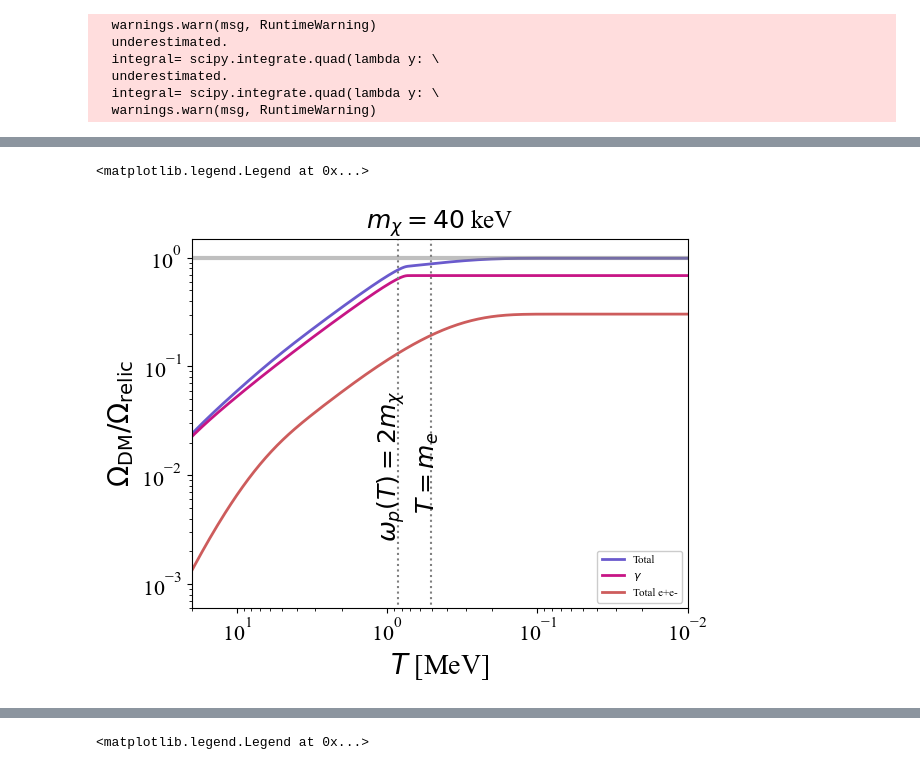
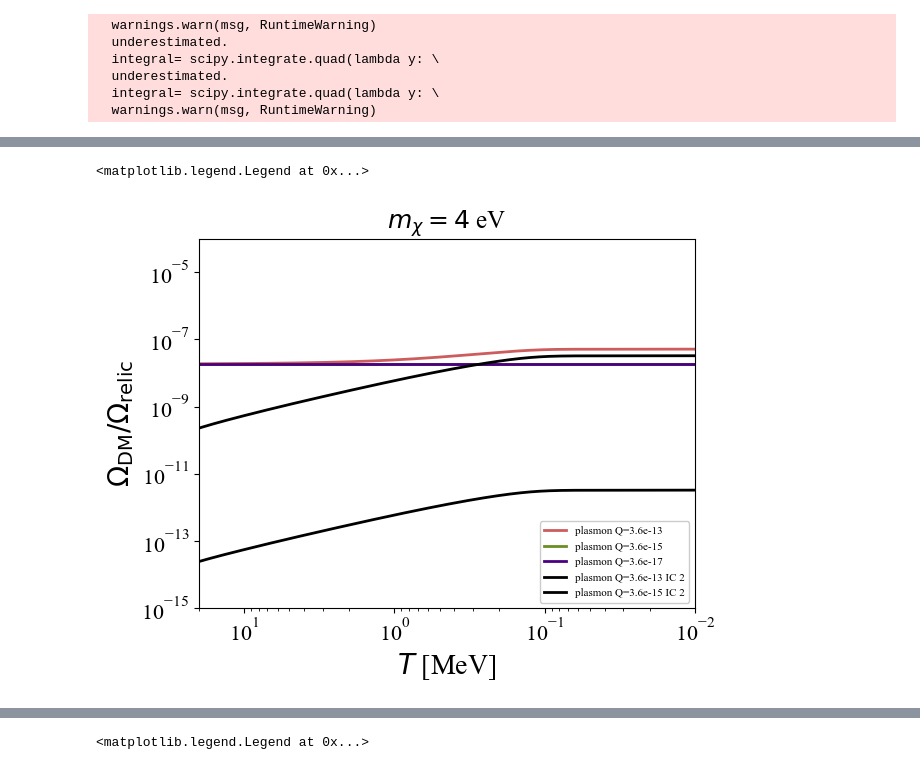
Before and after one commit to ellailes/irreducible-mcp, a Jupyter notebook: numerical_boltzmann.ipynb, the cells around one changed output, grey strips where cells are left out. Saved outputs shown, nothing was run; the diff lists cells and outputs as text; code cells hidden in the pictures.

```diff
--- a/numerical_boltzmann.ipynb
+++ b/numerical_boltzmann.ipynb
@@ -145,0 +184,4 @@ relic_plas40_new = relic_plas(3.6e-11, 0.04,whole_shebang = True)
+# %%
+relic_plas40m13 = relic_plas(3.6e-13, 4e-6,whole_shebang = True)
+relic_plas40m15 = relic_plas(3.6e-15, 4e-6,whole_shebang = True)
+relic_plas40m17 = relic_plas(3.6e-17, 4e-6,whole_shebang = True)
@@ -145,0 +193,3 @@ relic_plas40_new = relic_plas(3.6e-11, 0.04,whole_shebang = True)
+# %%
+relic_plas40m13IC = relic_plas(3.6e-13, 4e-6,whole_shebang = True, IC = True)
+relic_plas40m15IC = relic_plas(3.6e-15, 4e-6,whole_shebang = True, IC = True)
@@ -146,28 +200,32 @@ relic_plas40_new = relic_plas(3.6e-11, 0.04,whole_shebang = True)
 # %%
 f, ax = plt.subplots()
 alist = np.logspace(-1.9, 4.5,num = 500)
-ax.loglog(irr.T(alist), relic40_new/irr.nxrelic(0.04, irr.T(100))*alist**3/100**3,lw=2,c='SlateBlue',label = 'Total')
-ax.loglog(irr.T(alist), relic_plas40_new/irr.nxrelic(0.04, irr.T(100))*alist**3/100**3,lw=2,c='mediumvioletred',label = '$\gamma$')
-ax.loglog(irr.T(alist), relic_ann40_new/irr.nxrelic(0.04, irr.T(100))*alist**3/100**3,lw=2,c='IndianRed',label = r'Total e+e-')
+#ax.loglog(irr.T(alist), relic40_new/irr.nxrelic(0.04, irr.T(100))*alist**3/100**3,lw=2,c='SlateBlue',label = 'Total')
+#ax.loglog(irr.T(alist), relic_plas40_new/irr.nxrelic(0.04, irr.T(100))*alist**3/100**3,lw=2,c='mediumvioletred',label = '$\gamma$')
+ax.loglog(irr.T(alist), relic_plas40m13/irr.nxrelic(4e-6, irr.T(100))*alist**3/100**3,lw=2,c='IndianRed',label = r'plasmon Q=3.6e-13')
+ax.loglog(irr.T(alist), relic_plas40m15/irr.nxrelic(4e-6, irr.T(100))*alist**3/100**3,lw=2,c='olivedrab',label = r'plasmon Q=3.6e-15')
+ax.loglog(irr.T(alist), relic_plas40m17/irr.nxrelic(4e-6, irr.T(100))*alist**3/100**3,lw=2,c='indigo',label = r'plasmon Q=3.6e-17')
+ax.loglog(irr.T(alist), relic_plas40m13IC/irr.nxrelic(4e-6, irr.T(100))*alist**3/100**3,lw=2,c='k',label = r'plasmon Q=3.6e-13 IC 2')
+ax.loglog(irr.T(alist), relic_plas40m15IC/irr.nxrelic(4e-6, irr.T(100))*alist**3/100**3,lw=2,c='k',label = r'plasmon Q=3.6e-15 IC 2')
 ax.loglog(irr.T(alist), np.ones_like(alist), lw=3, c='gray', alpha=0.5)
 
 ax.set_ylabel(r'$\Omega_\mathrm{DM}/\Omega_\mathrm{relic}$', fontsize=20)
 ax.set_xlabel(r'$T$ [MeV]', fontsize=20)
-ax.set_title(r'$m_\chi= 40$ keV', fontsize=18)
+ax.set_title(r'$m_\chi= 4$ eV', fontsize=18)
 ax.set_xlim([20,0.01])
-ax.set_ylim([0.0006, 1.5])
+ax.set_ylim([10e-16, 10e-5])
 #ax.set_xticklabels(xticklabels,fontsize=16)
 ax.xaxis.set_tick_params(labelsize=16)
 ax.yaxis.set_tick_params(labelsize=16)
 
-ax.vlines(scipy.optimize.fsolve(lambda t: irr.wp(t)-2 *0.04, 1), 1e-4,1e2, color='gray',linestyles=":")
-ax.vlines(irr.me, 1e-4,1e2,color='gray',linestyles=":")
+#ax.vlines(scipy.optimize.fsolve(lambda t: irr.wp(t)-2 *0.04, 1), 1e-4,1e2, color='gray',linestyles=":")
+#ax.vlines(irr.me, 1e-4,1e2,color='gray',linestyles=":")
 
-ax.text(0.65, 0.005, r'$T = m_e$',rotation=90,fontsize=18)
-ax.text(1.2, 0.003, r'$\omega_p(T) = 2 m_\chi$',rotation=90, fontsize=18)
+#ax.text(0.65, 0.005, r'$T = m_e$',rotation=90,fontsize=18)
+#ax.text(1.2, 0.003, r'$\omega_p(T) = 2 m_\chi$',rotation=90, fontsize=18)
 #ax.text(16, 0.3, r'$m_\chi = 40$ keV',fontsize=20)
 
 ax.legend(framealpha=1, loc='lower right', fontsize=8)
 # %% [output]
 <matplotlib.legend.Legend at 0x...>
-[figure, old version]
+[figure, new version]
```
Also changed, not shown: parts of 10 cells of this notebook, 10 other files.
